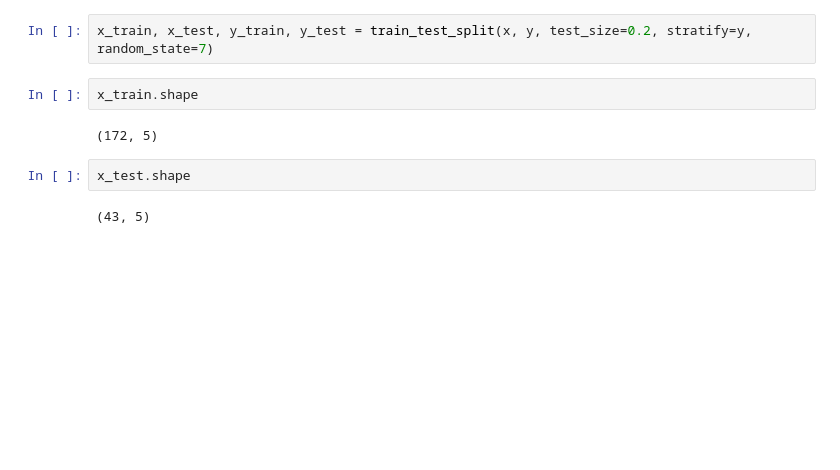
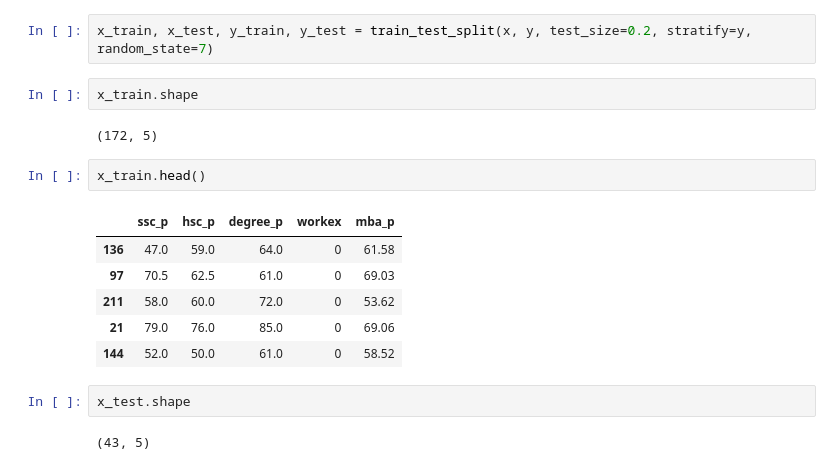
Before and after one commit to junior-vs/IA-para-Devs, a Jupyter notebook: fiap-labs/fase1/projects/ML-avancado/aula02/Modelos de Classificação em Machine Learning.ipynb, the cells around one changed output. Saved outputs shown, nothing was run; the diff lists cells and outputs as text; blank space fills up the shorter version.

```diff
--- a/fiap-labs/fase1/projects/ML-avancado/aula02/Modelos de Classificação em Machine Learning.ipynb
+++ b/fiap-labs/fase1/projects/ML-avancado/aula02/Modelos de Classificação em Machine Learning.ipynb
@@ -359,6 +359,15 @@ x_train, x_test, y_train, y_test = train_test_split(x, y, test_size=0.2, stratif
 x_train.shape
 # %% [output]
 (172, 5)
+# %%
+x_train.head()
+# %% [output]
+|  | ssc_p | hsc_p | degree_p | workex | mba_p |
+| 136 | 47.0 | 59.0 | 64.0 | 0 | 61.58 |
+| 97 | 70.5 | 62.5 | 61.0 | 0 | 69.03 |
+| 211 | 58.0 | 60.0 | 72.0 | 0 | 53.62 |
+| 21 | 79.0 | 76.0 | 85.0 | 0 | 69.06 |
+| 144 | 52.0 | 50.0 | 61.0 | 0 | 58.52 |
 # %%
 x_test.shape
 # %% [output]
```
Also changed, not shown: parts of 2 cells of this notebook.
